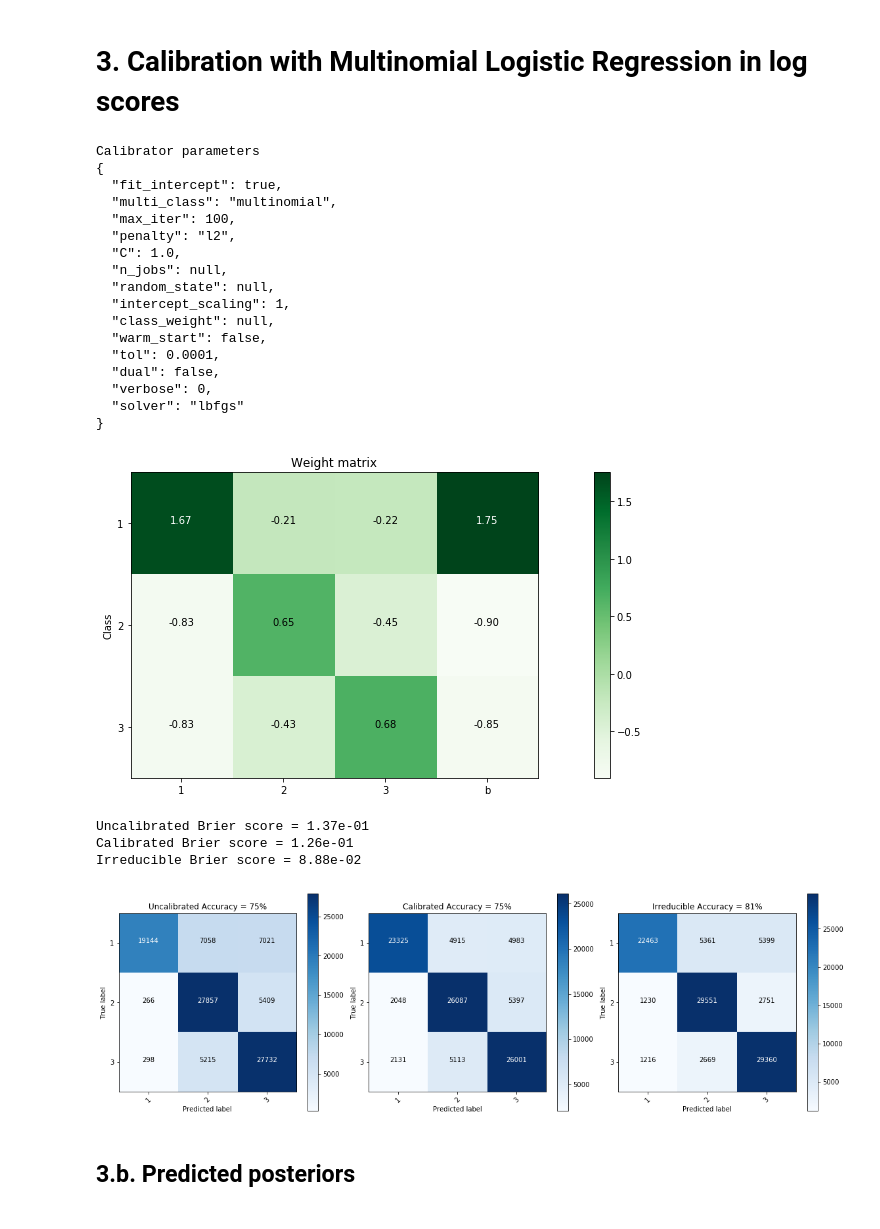
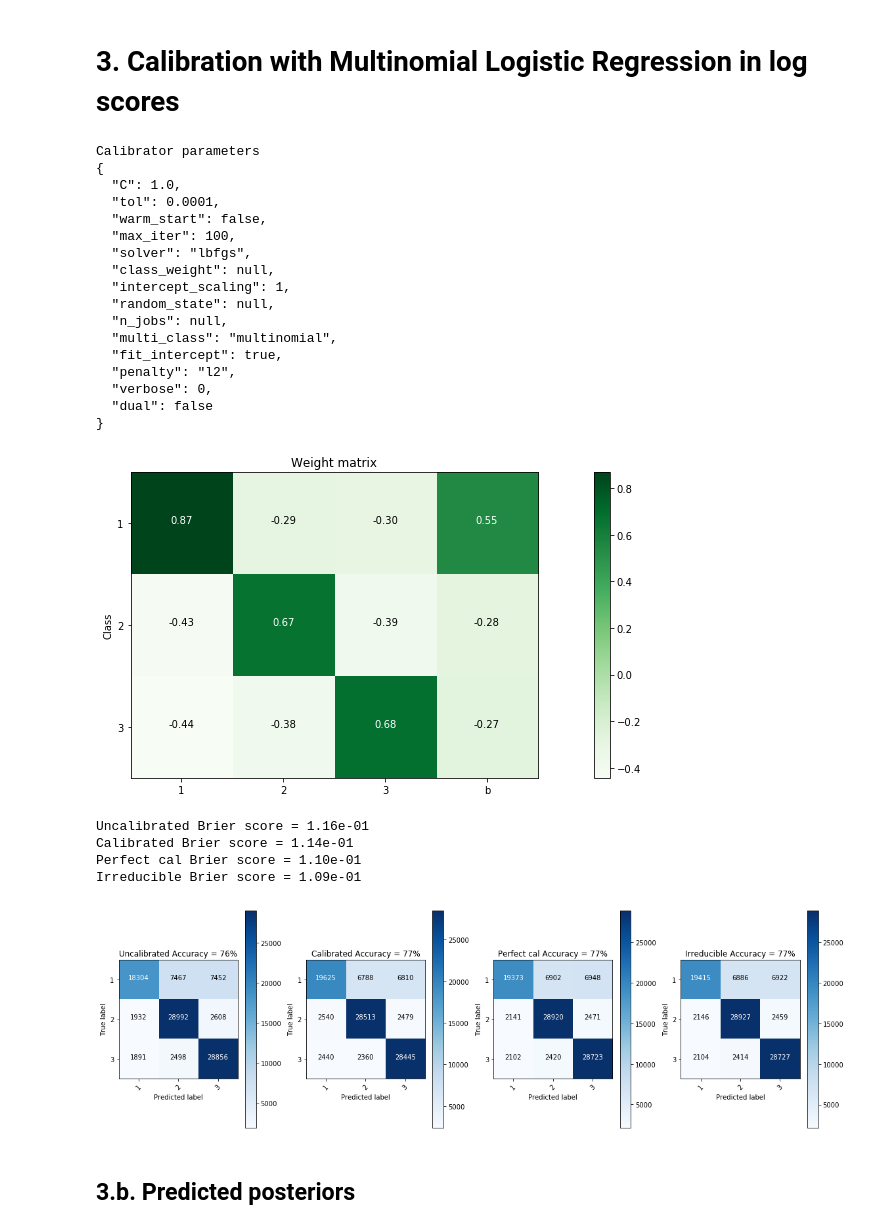
Before and after one commit to dirichletcal/experiments_neurips, a Jupyter notebook: notebooks/synthetic_data_gaussian_mixture_example.ipynb, the cells around one changed output. Saved outputs shown, nothing was run; the diff lists cells and outputs as text; code cells hidden in the pictures.

Commit message:
Added perfect calibration

```diff
--- a/notebooks/synthetic_data_gaussian_mixture_example.ipynb
+++ b/notebooks/synthetic_data_gaussian_mixture_example.ipynb
@@ -17,6 +17,15 @@ from utils.visualisations import plot_weight_matrix
 from utils.barycentric import draw_func_contours
 from utils.barycentric import get_converging_lines
 from utils.barycentric import plot_converging_lines_pvalues
+
+def perfect_calibration(x, a, b, mg):
+    x_mirror = x.copy()
+    x_mirror[:,1] = 2*a/(1-b) - x_mirror[:,1]
+    qq = mg.pdf(x)/(mg.pdf(x)+mg.pdf(x_mirror))
+    qqx = qq.reshape(-1,1)
+    qqxm = 1-qqx
+    qc = qqx * mg.posterior(x) + qqxm * mg.posterior(x_mirror)
+    return qc
 # %%
 plt.rcParams['figure.figsize'] = (16, 5)
 
@@ -35,11 +44,11 @@ np.random.seed(42)
 
 prior = [1/3, 1/3, 1/3]
 a = 1
-b = 1
-c = 0.9
+b = 0.5
+c = 0.25
 
-x_grid = np.linspace(-5, 5, grid_levels)
-y_grid = np.linspace(-5, 5, grid_levels)
+x_grid = np.linspace(-8, 8, grid_levels)
+y_grid = np.linspace(-8, 8, grid_levels)
 
 mg = MixtureDistribution(priors=prior,
                          distributions=[Gaussian([0, 0], [[1, 0], [0, 1]]),
@@ -309,40 +318,44 @@ elif hasattr(calibrator, 'coefs_'):
 # %% [output]
 Calibrator parameters
 {
+  "C": 1.0,
+  "tol": 0.0001,
+  "warm_start": false,
+  "max_iter": 100,
+  "solver": "lbfgs",
+  "class_weight": null,
+  "intercept_scaling": 1,
+  "random_state": null,
+  "n_jobs": null,
+  "multi_class": "multinomial",
   "fit_intercept": true,
-  "multi_class": "multinomial",
-  "max_iter": 100,
   "penalty": "l2",
-  "C": 1.0,
-  "n_jobs": null,
-  "random_state": null,
-  "intercept_scaling": 1,
-  "class_weight": null,
-  "warm_start": false,
-  "tol": 0.0001,
-  "dual": false,
   "verbose": 0,
-  "solver": "lbfgs"
+  "dual": false
 }
-[figure, old version]
+[figure, new version]
 # %%
+perfect_posterior_test = perfect_calibration(X_test, a, b, mg)
+
 true_posterior_test = mg.posterior(X_test)
 
 fig = plt.figure()
 for i, (method, predictions) in enumerate((('Uncalibrated', P_nb_test),
                                            ('Calibrated', P_cal_test),
+                                           ('Perfect cal', perfect_posterior_test),
                                            ('Irreducible', true_posterior_test))):
     print("{} Brier score = {:.2e}".format(method, mean_squared_error(Y_bin_test, predictions)))
-    ax = fig.add_subplot(1, 3, i+1)
+    ax = fig.add_subplot(1, 4, i+1)
     cm = confusion_matrix(Y_test, np.argmax(predictions, axis=1))
 
     plot_confusion_matrix(cm, classes=['1', '2', '3'], fig=fig, ax=ax,
                           title="{} Accuracy = {:.0f}%".format(method, (Y_test == np.argmax(predictions, axis=1)).mean()*100))
 # %% [output]
-Uncalibrated Brier score = 1.37e-01
-Calibrated Brier score = 1.26e-01
-Irreducible Brier score = 8.88e-02
+Uncalibrated Brier score = 1.16e-01
+Calibrated Brier score = 1.14e-01
+Perfect cal Brier score = 1.10e-01
+Irreducible Brier score = 1.09e-01
-[figure, old version]
+[figure, new version]
 # %% [markdown]
 ## 3.b. Predicted posteriors
 # %%
```
Also changed, not shown: parts of 15 cells of this notebook.
